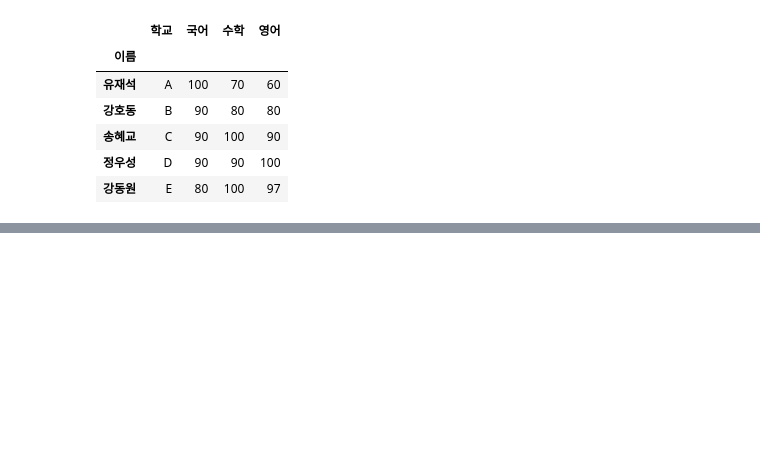
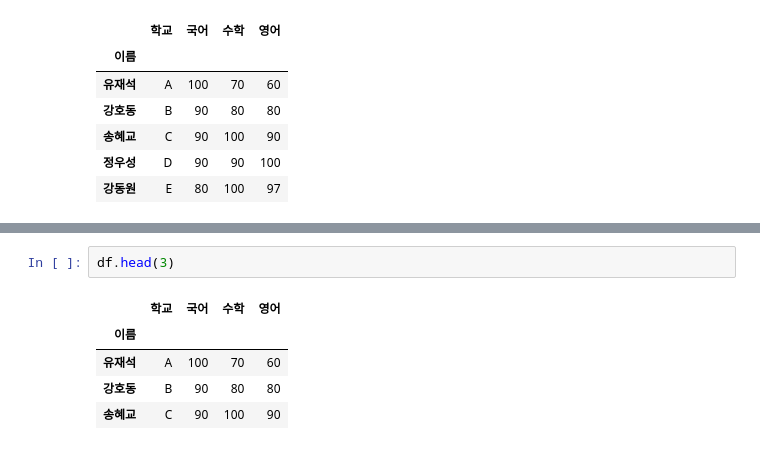
Before and after one commit to sukjin1/ed, a Jupyter notebook: Pandas_Nado.ipynb, the cells around one changed output, grey strips where cells are left out. Drawn from its saved outputs; the diff is of its cells as text; blank space fills up the shorter version.

```diff
--- a/Pandas_Nado.ipynb
+++ b/Pandas_Nado.ipynb
@@ -295,0 +424,8 @@ df.to_csv('exercise.csv')
+# %%
+df.head(3)
+# %% [output]
+|  | 학교 | 국어 | 수학 | 영어 |
+| 이름 |  |  |  |  |
+| 유재석 | A | 100 | 70 | 60 |
+| 강호동 | B | 90 | 80 | 80 |
+| 송혜교 | C | 90 | 100 | 90 |
```
Also changed, not shown: parts of 24 cells of this notebook.
